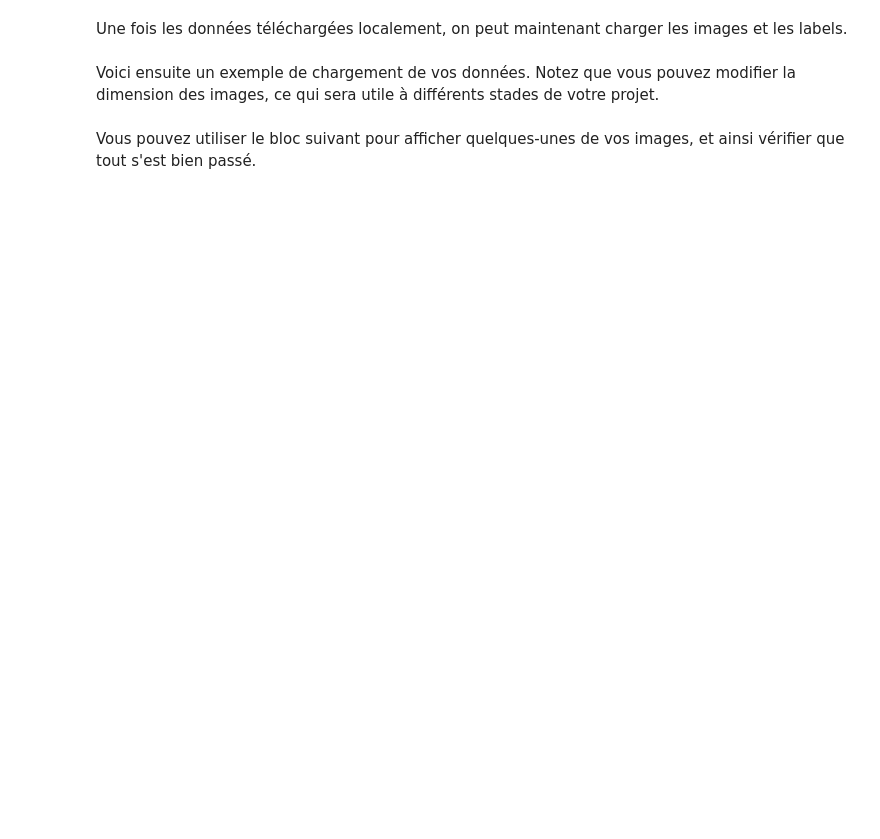
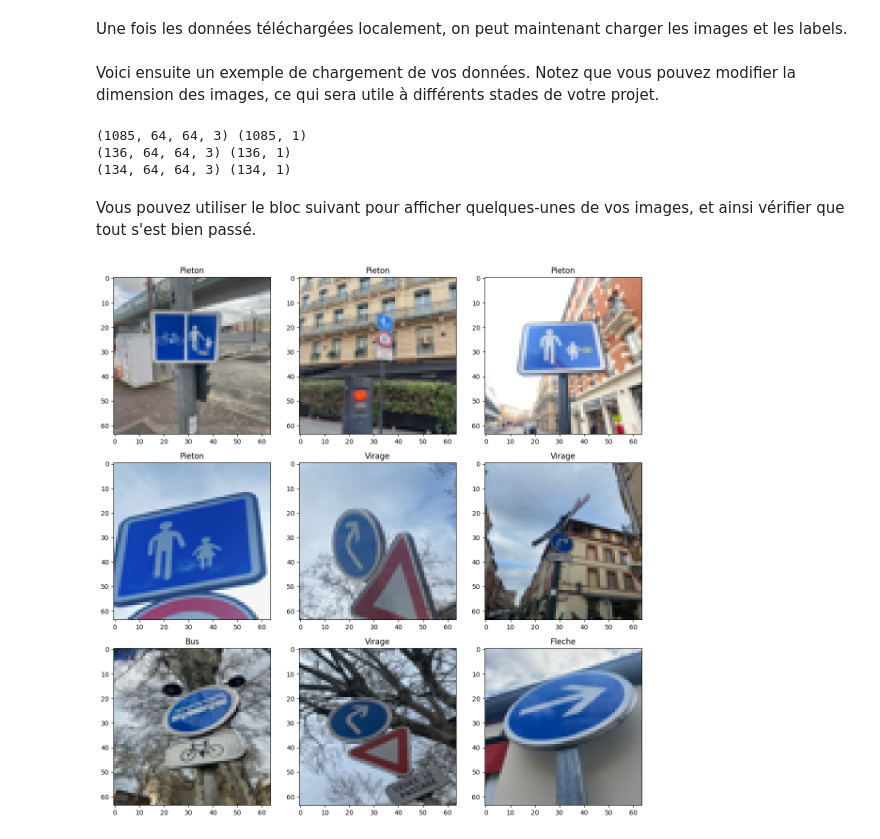
Before and after one commit to aichabenna/DeepLearning, a Jupyter notebook: Projet.ipynb, the cells around one changed output. Saved outputs shown, nothing was run; the diff lists cells and outputs as text; code cells hidden in the pictures; blank space fills up the shorter version.

```diff
--- a/Projet.ipynb
+++ b/Projet.ipynb
@@ -13,3 +23,5 @@ path = "./DeepLearning/"
+# %%
+IMAGE_SIZE = 64
 # %% [markdown]
 Une fois les données téléchargées localement, on peut maintenant charger les images et les labels.
 # %%
@@ -23,7 +35,7 @@ import os, sys
 from scipy.io import loadmat
 
 
-def load_data(data_path, classes, dataset='train', image_size=64):
+def load_data(data_path, classes, dataset, image_size=IMAGE_SIZE):
 
     num_images = 0
     for i in range(len(classes)):
@@ -61,26 +73,32 @@ Voici ensuite un exemple de chargement de vos données. Notez que vous pouvez mo
 # %%
 labels = ['Bus', 'Fleche', 'Pieton', 'Virage']
 
-x_train, y_train = load_data(path, labels, dataset='train', image_size=64)
+x_train, y_train = load_data(path, labels, dataset='train')
 print(x_train.shape, y_train.shape)
 
-x_val, y_val = load_data(path, labels, dataset='validation', image_size=64)
+x_val, y_val = load_data(path, labels, dataset='validation')
 print(x_val.shape, y_val.shape)
 
-x_test, y_test = load_data(path, labels, dataset='test', image_size=64)
+x_test, y_test = load_data(path, labels, dataset='test')
 print(x_test.shape, y_test.shape)
+# %% [output]
+(1085, 64, 64, 3) (1085, 1)
+(136, 64, 64, 3) (136, 1)
+(134, 64, 64, 3) (134, 1)
 # %% [markdown]
 Vous pouvez utiliser le bloc suivant pour afficher quelques-unes de vos images, et ainsi vérifier que tout s'est bien passé.
 # %%
 import matplotlib.pyplot as plt
 
 plt.figure(figsize=(12, 12))
-shuffle_indices = np.random.permutation(9)
+shuffle_indices = np.random.permutation(x_train.shape[0])
 for i in range(0, 9):
     plt.subplot(3, 3, i+1)
     image = x_train[shuffle_indices[i]]
     plt.title(labels[int(y_train[shuffle_indices[i]])])
     plt.imshow(image/255)
 
 plt.tight_layout()
 plt.show()
+# %% [output]
+[figure, added]
```
Also changed, not shown: parts of 26 cells of this notebook.
